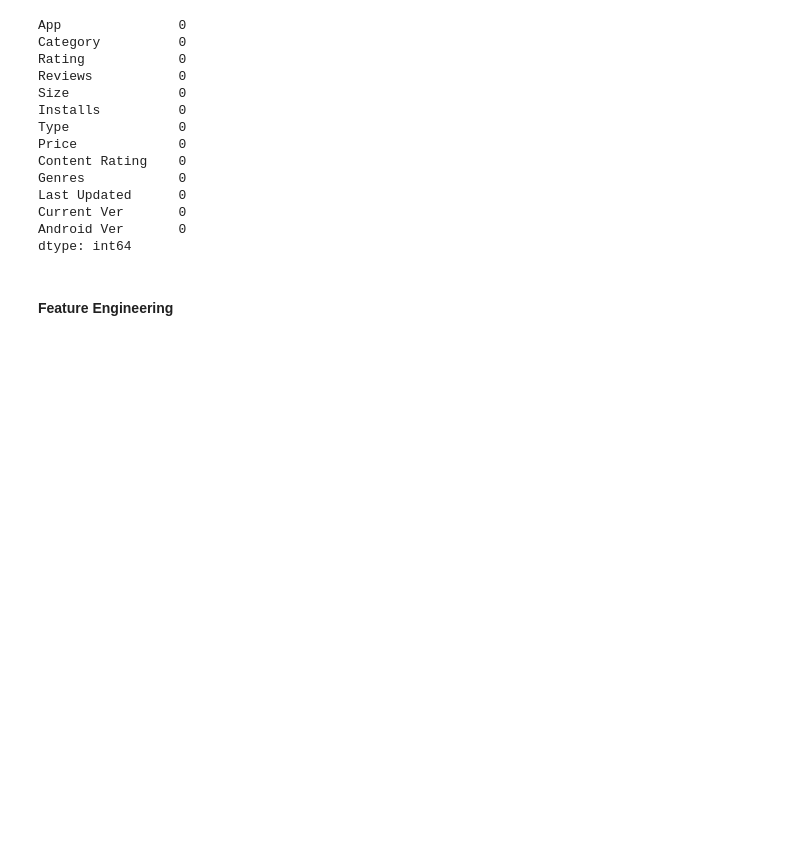
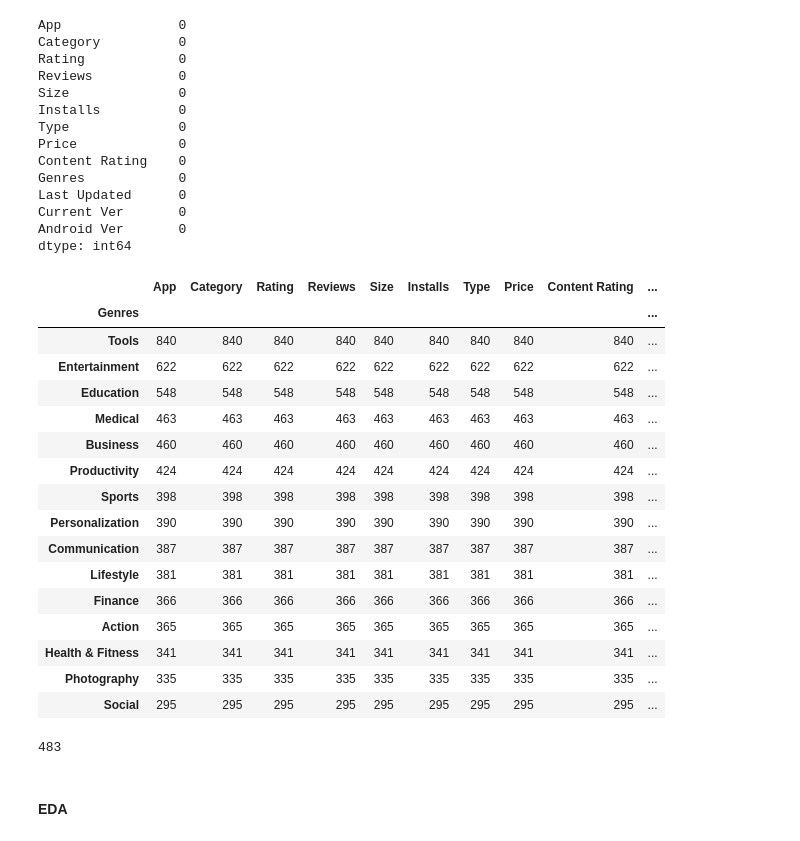
Before and after one commit to hixmatiar/google_play_store_analysis, a Jupyter notebook: main.ipynb, the cells around one changed output. Saved outputs shown, nothing was run; the diff lists cells and outputs as text; code cells hidden in the pictures; blank space fills up the shorter version.

```diff
--- a/main.ipynb
+++ b/main.ipynb
@@ -152,5 +168,5 @@ array([4.1, 3.9, 4.7, 4.5, 4.3, 4.4, 3.8, 4.2, 4.6, 3.2, 4. , 0. , 4.8,
 # %%
-df[(df['Rating'] == 0) & (df['Reviews'] != 0)] = mean_rating
+df.loc[(df['Rating'] == 0) & (df['Reviews'] != 0), "Rating"] = mean_rating
 # %%
 df.info()
 # %% [output]
@@ -192,5 +208,36 @@ Last Updated      0
 Current Ver       0
 Android Ver       0
 dtype: int64
+# %%
+# df['Installs'] = df['Installs'].str.strip("+")
+# df['Installs'] = df['Installs'].str.replace(",", "").astype(int)
+
+# df['Price'] = df['Price'].str.strip("$")
+# df['Price'] = df['Price'].astype(float)
+# df['Price'].unique()
+
+df.groupby(df['Genres']).count().sort_values(by="App", ascending=False).head(15)
+# %% [output]
+|  | App | Category | Rating | Reviews | Size | Installs | Type | Price | Content Rating | ... |
+| Genres |  |  |  |  |  |  |  |  |  | ... |
+| Tools | 840 | 840 | 840 | 840 | 840 | 840 | 840 | 840 | 840 | ... |
+| Entertainment | 622 | 622 | 622 | 622 | 622 | 622 | 622 | 622 | 622 | ... |
+| Education | 548 | 548 | 548 | 548 | 548 | 548 | 548 | 548 | 548 | ... |
+| Medical | 463 | 463 | 463 | 463 | 463 | 463 | 463 | 463 | 463 | ... |
+| Business | 460 | 460 | 460 | 460 | 460 | 460 | 460 | 460 | 460 | ... |
+| Productivity | 424 | 424 | 424 | 424 | 424 | 424 | 424 | 424 | 424 | ... |
+| Sports | 398 | 398 | 398 | 398 | 398 | 398 | 398 | 398 | 398 | ... |
+| Personalization | 390 | 390 | 390 | 390 | 390 | 390 | 390 | 390 | 390 | ... |
+| Communication | 387 | 387 | 387 | 387 | 387 | 387 | 387 | 387 | 387 | ... |
+| Lifestyle | 381 | 381 | 381 | 381 | 381 | 381 | 381 | 381 | 381 | ... |
+| Finance | 366 | 366 | 366 | 366 | 366 | 366 | 366 | 366 | 366 | ... |
+| Action | 365 | 365 | 365 | 365 | 365 | 365 | 365 | 365 | 365 | ... |
+| Health & Fitness | 341 | 341 | 341 | 341 | 341 | 341 | 341 | 341 | 341 | ... |
+| Photography | 335 | 335 | 335 | 335 | 335 | 335 | 335 | 335 | 335 | ... |
+| Social | 295 | 295 | 295 | 295 | 295 | 295 | 295 | 295 | 295 | ... |
+# %%
+df.duplicated().sum()
+# %% [output]
+483
 # %% [markdown]
-#### Feature Engineering
+#### EDA
```
Also changed, not shown: parts of 3 cells of this notebook.
